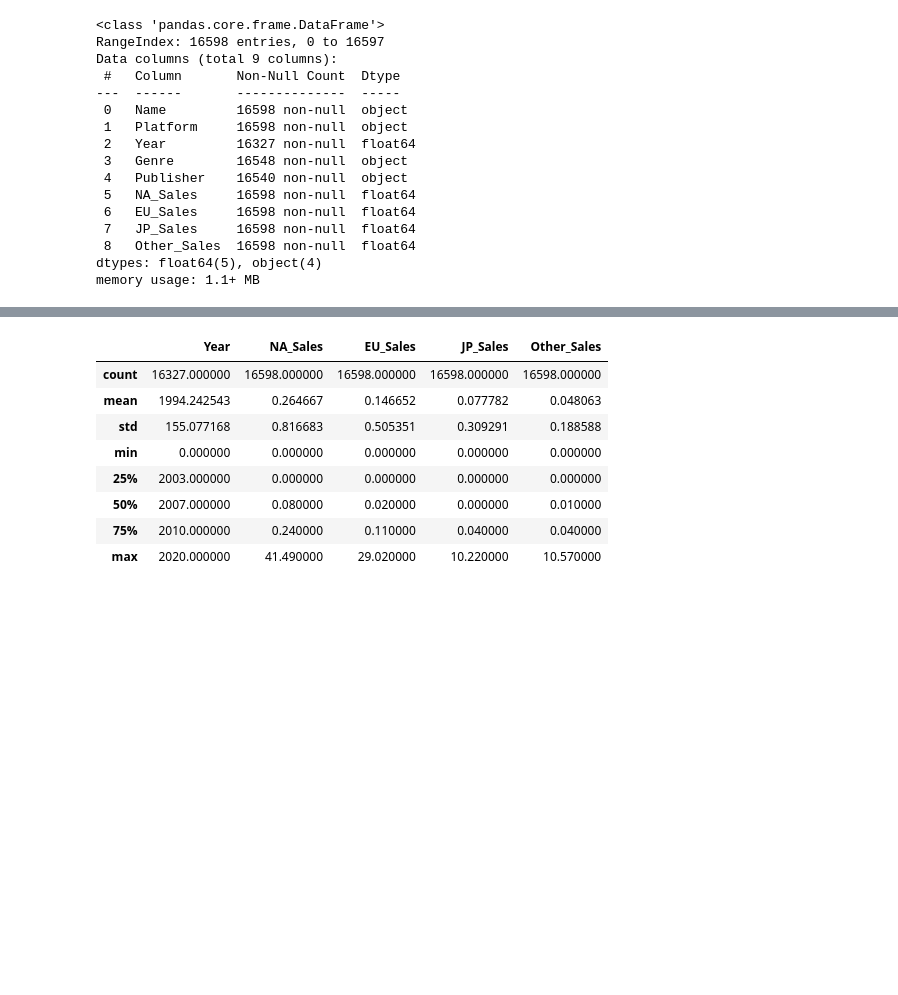
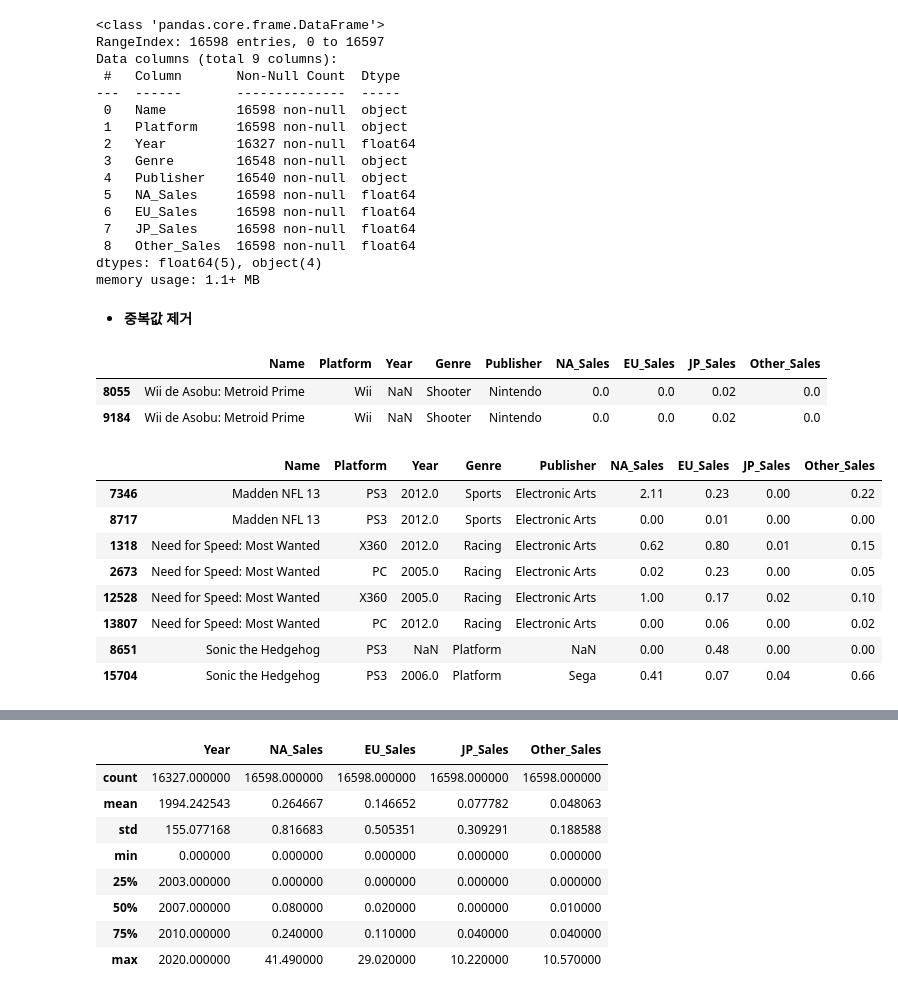
Before and after one commit to nan-park/section1_project, a Jupyter notebook: AI_section1_project.ipynb, the cells around one changed output, grey strips where cells are left out. Cells and saved outputs as stored; diff of their text form; code cells hidden in the pictures; blank space fills up the shorter version.

```diff
--- a/AI_section1_project.ipynb
+++ b/AI_section1_project.ipynb
@@ -133,3 +133,11 @@ Data columns (total 9 columns):
  8   Other_Sales  16598 non-null  float64
 dtypes: float64(5), object(4)
 memory usage: 1.1+ MB
+# %% [markdown]
+*  **중복값 제거**
+# %%
+df_clean[df_clean.duplicated(keep=False)]
+# %% [output]
+|  | Name | Platform | Year | Genre | Publisher | NA_Sales | EU_Sales | JP_Sales | Other_Sales |
+| 8055 | Wii de Asobu: Metroid Prime | Wii | NaN | Shooter | Nintendo | 0.0 | 0.0 | 0.02 | 0.0 |
+| 9184 | Wii de Asobu: Metroid Prime | Wii | NaN | Shooter | Nintendo | 0.0 | 0.0 | 0.02 | 0.0 |
@@ -135,0 +146,12 @@ memory usage: 1.1+ MB
+# %%
+df_clean[df_clean.duplicated(subset=['Name', 'Platform'], keep=False)].sort_values(by='Name') # Year까지 같으면 중복값으로 취급. 합계로 계산하기
+# %% [output]
+|  | Name | Platform | Year | Genre | Publisher | NA_Sales | EU_Sales | JP_Sales | Other_Sales |
+| 7346 | Madden NFL 13 | PS3 | 2012.0 | Sports | Electronic Arts | 2.11 | 0.23 | 0.00 | 0.22 |
+| 8717 | Madden NFL 13 | PS3 | 2012.0 | Sports | Electronic Arts | 0.00 | 0.01 | 0.00 | 0.00 |
+| 1318 | Need for Speed: Most Wanted | X360 | 2012.0 | Racing | Electronic Arts | 0.62 | 0.80 | 0.01 | 0.15 |
+| 2673 | Need for Speed: Most Wanted | PC | 2005.0 | Racing | Electronic Arts | 0.02 | 0.23 | 0.00 | 0.05 |
+| 12528 | Need for Speed: Most Wanted | X360 | 2005.0 | Racing | Electronic Arts | 1.00 | 0.17 | 0.02 | 0.10 |
+| 13807 | Need for Speed: Most Wanted | PC | 2012.0 | Racing | Electronic Arts | 0.00 | 0.06 | 0.00 | 0.02 |
+| 8651 | Sonic the Hedgehog | PS3 | NaN | Platform | NaN | 0.00 | 0.48 | 0.00 | 0.00 |
+| 15704 | Sonic the Hedgehog | PS3 | 2006.0 | Platform | Sega | 0.41 | 0.07 | 0.04 | 0.66 |
```
Also changed, not shown: parts of 16 cells of this notebook.
